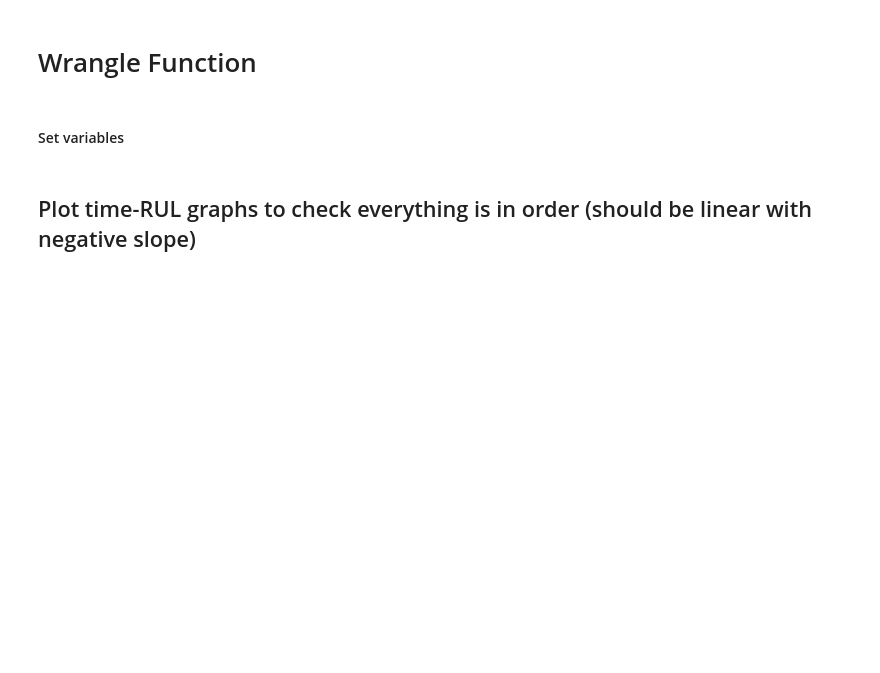
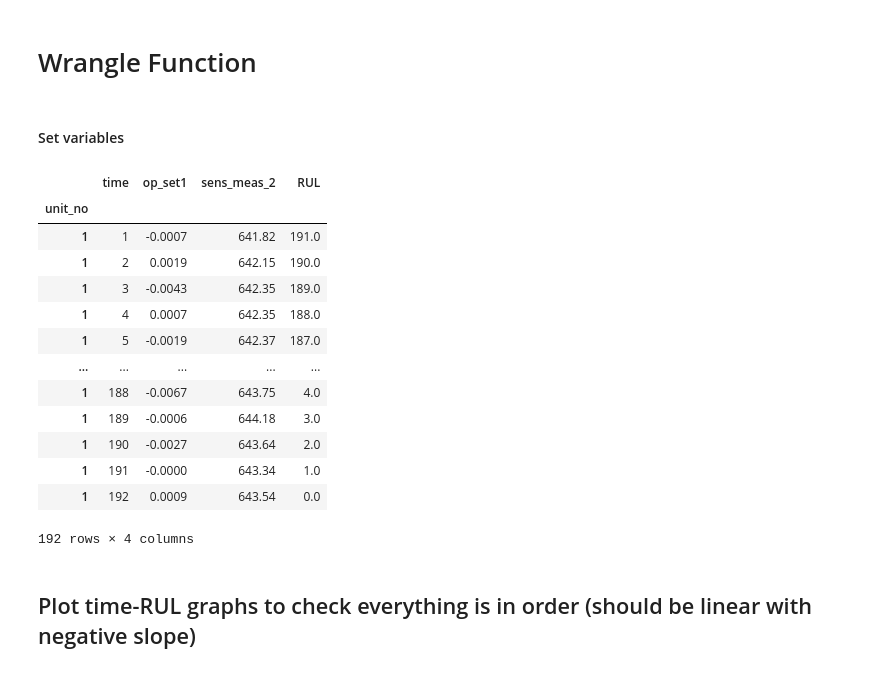
Before and after one commit to nicolascarva/Nicolas-Carvajal-Module-2-Project---BW-Turbofan-Engine-Degradation, a Jupyter notebook: Turbofan Remaining Useful Life - main.ipynb, the cells around one changed output. Drawn from its saved outputs; the diff is of its cells as text; code cells hidden in the pictures; blank space fills up the shorter version.

```diff
--- a/Turbofan Remaining Useful Life - main.ipynb
+++ b/Turbofan Remaining Useful Life - main.ipynb
@@ -134,6 +134,25 @@ def wrangle(set_):
 df = wrangle('train')
 dft = wrangle('test')
 dfr = wrangle('RUL')
+# %%
+hd=df[1]
+pd.set_option('display.max_rows',10)
+hd.loc[hd.index == 1,['time', 'op_set1', 'sens_meas_2', 'RUL']]
+# %% [output]
+|  | time | op_set1 | sens_meas_2 | RUL |
+| unit_no |  |  |  |  |
+| 1 | 1 | -0.0007 | 641.82 | 191.0 |
+| 1 | 2 | 0.0019 | 642.15 | 190.0 |
+| 1 | 3 | -0.0043 | 642.35 | 189.0 |
+| 1 | 4 | 0.0007 | 642.35 | 188.0 |
+| 1 | 5 | -0.0019 | 642.37 | 187.0 |
+| ... | ... | ... | ... | ... |
+| 1 | 188 | -0.0067 | 643.75 | 4.0 |
+| 1 | 189 | -0.0006 | 644.18 | 3.0 |
+| 1 | 190 | -0.0027 | 643.64 | 2.0 |
+| 1 | 191 | -0.0000 | 643.34 | 1.0 |
+| 1 | 192 | 0.0009 | 643.54 | 0.0 |
+192 rows × 4 columns
 # %% [markdown]
 ## Plot time-RUL graphs to check everything is in order (should be linear with negative slope)
 # %% [markdown]
```
Also changed, not shown: parts of 1 cell of this notebook.
